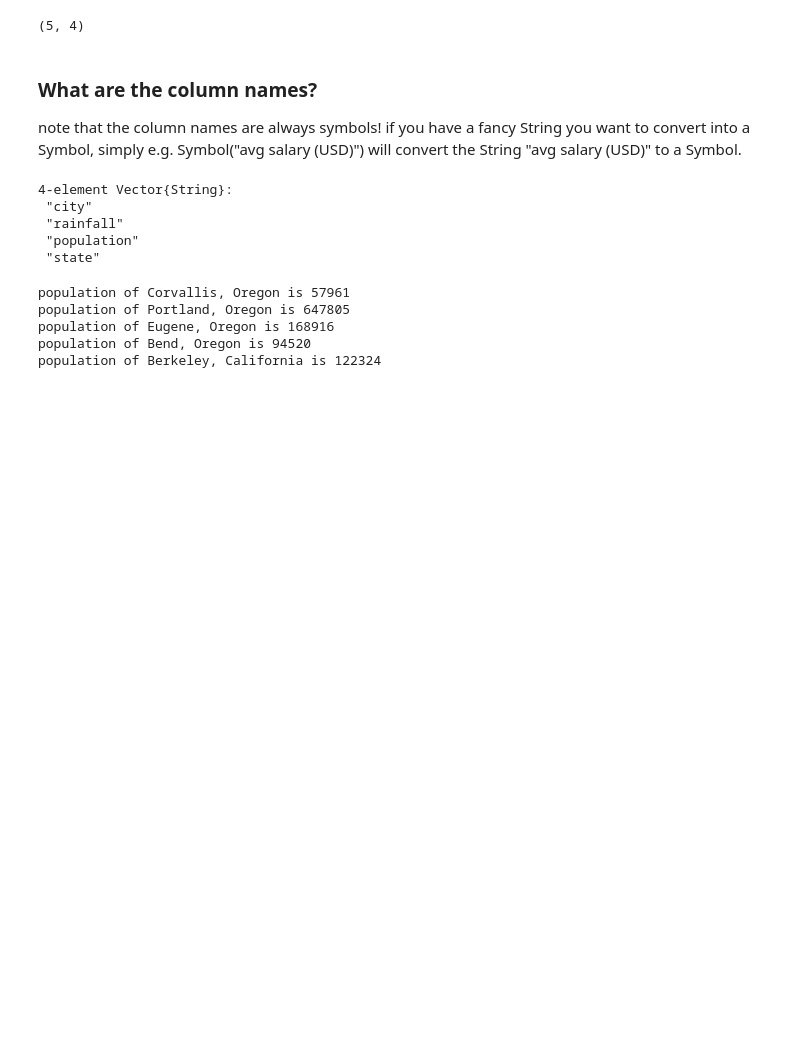
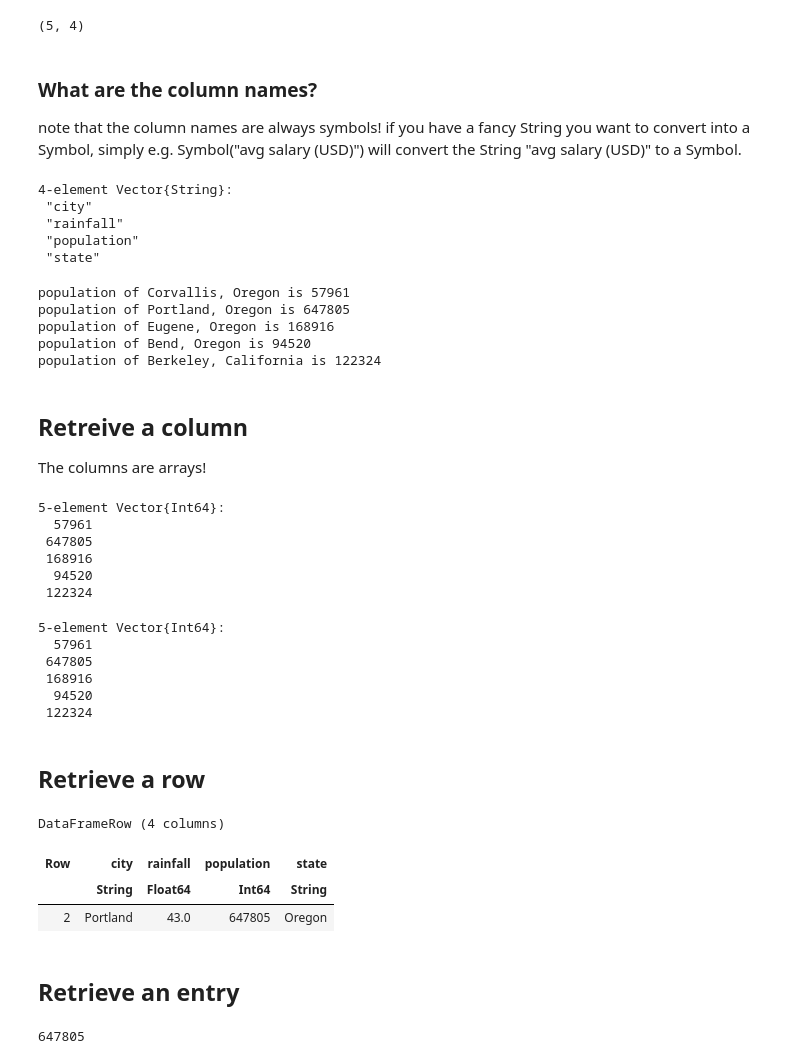
Before and after one commit to alan-sanchez/julia_workspace, a Jupyter notebook: OSU_course/lecture_notes/data_frames.ipynb, the cells around one changed output. Drawn from its saved outputs; the diff is of its cells as text; code cells hidden in the pictures; blank space fills up the shorter version.

```diff
--- a/OSU_course/lecture_notes/data_frames.ipynb
+++ b/OSU_course/lecture_notes/data_frames.ipynb
@@ -115,3 +115,41 @@ population of Portland, Oregon is 647805
 population of Eugene, Oregon is 168916
 population of Bend, Oregon is 94520
 population of Berkeley, California is 122324
+# %% [markdown]
+## Retreive a column
+The columns are arrays!
+# %%
+# (1) treating the DataFrame like a multi-dimensional array
+df_cities[:, :population] # : or ! means all the rows
+# %% [output]
+5-element Vector{Int64}:
+  57961
+ 647805
+ 168916
+  94520
+ 122324
+# %%
+# (2) treating the DataFrame like a `Struct`
+df_cities.population
+# %% [output]
+5-element Vector{Int64}:
+  57961
+ 647805
+ 168916
+  94520
+ 122324
+# %% [markdown]
+## Retrieve a row
+# %%
+df_cities[2,:] # Pull all columns from the second row
+# %% [output]
+DataFrameRow (4 columns)
+| Row | city | rainfall | population | state |
+|  | String | Float64 | Int64 | String |
+| 2 | Portland | 43.0 | 647805 | Oregon |
+# %% [markdown]
+## Retrieve an entry
+# %%
+df_cities[2, :population] # population of Portland
+# %% [output]
+647805
```
Also changed, not shown: parts of 9 cells of this notebook.
